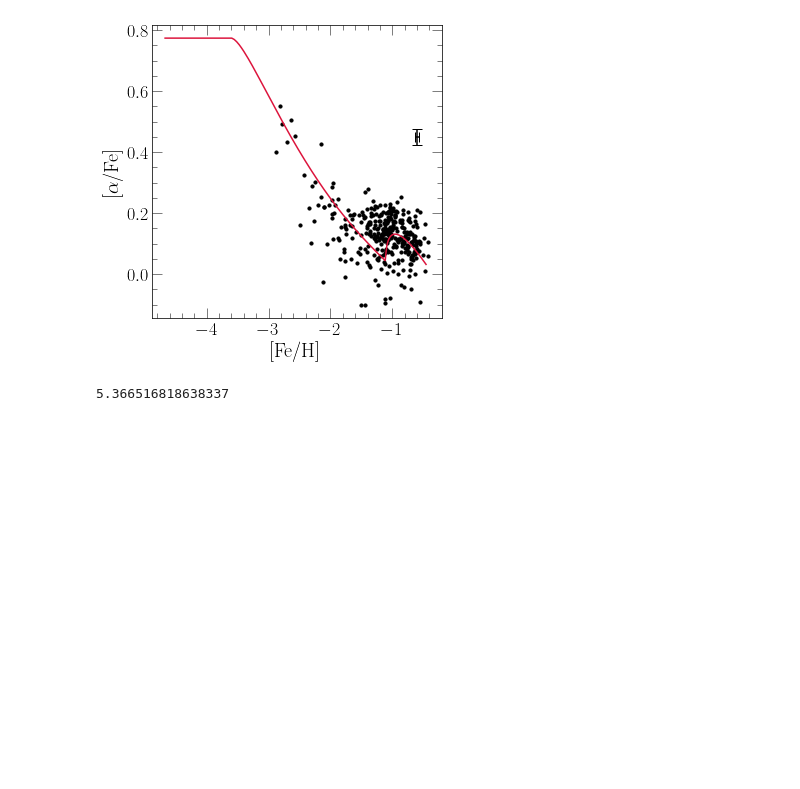
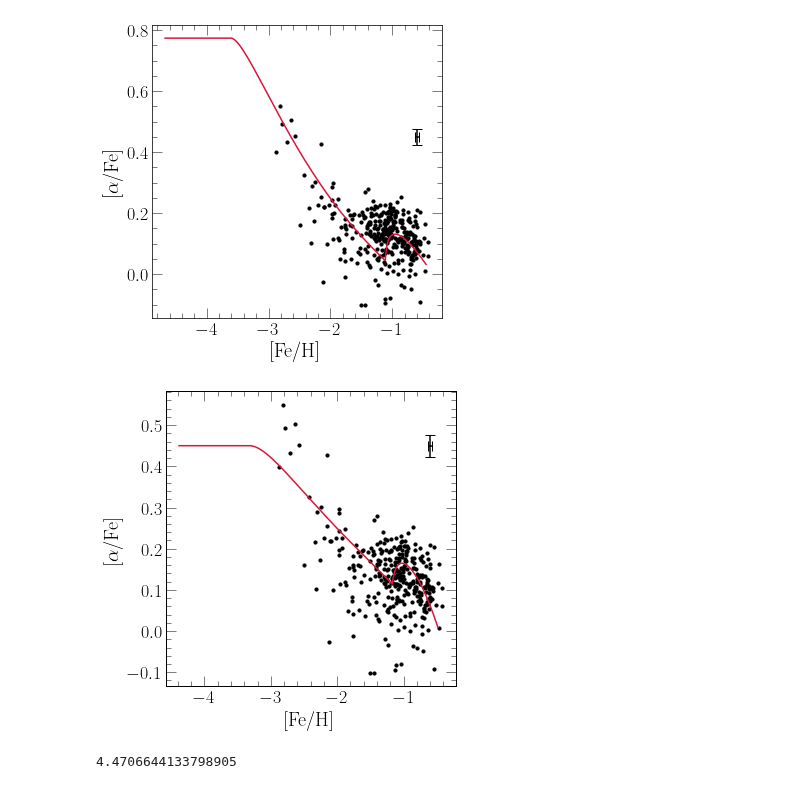
Before and after one commit to giganano/h3halo, a Jupyter notebook: notebooks/sgr.ipynb, the cells around one changed output. Saved outputs shown, nothing was run; the diff lists cells and outputs as text; code cells hidden in the pictures; blank space fills up the shorter version.

```diff
--- a/notebooks/sgr.ipynb
+++ b/notebooks/sgr.ipynb
@@ -78,12 +78,71 @@ with vice.singlezone(name = "sgrtest") as sz:
     sz.eta = 5.78
     sz.dt = duration / 1000
     bfout = sz.run(np.linspace(0, duration, 1001), overwrite = True, capture = True)
-    ax.plot(out.history["[fe/h]"], out.history["[o/fe]"], c = named_colors()["crimson"])
+    ax.plot(bfout.history["[fe/h]"], bfout.history["[o/fe]"], c = named_colors()["crimson"])
 
 plt.tight_layout()
 plt.show()
 # %% [output]
 [figure]
+# %%
+fig = plt.figure()
+ax = fig.add_subplot(111)
+ax.set_xlabel("[Fe/H]")
+ax.set_ylabel(r"[$\alpha$/Fe]")
+# ax.set_xlim([-3.2, -0.2])
+# ax.set_ylim([-0.2, 0.6])
+# ax.set_yticks([-0.2, 0, 0.2, 0.4, 0.6])
+
+# kwargs = {
+#     "c": named_colors()["black"],
+#     "linestyle": "None",
+#     "xerr": data["[fe/h]_err"],
+#     "yerr": data["[o/fe]_err"]
+# }
+# ax.errorbar(data["[fe/h]"], data["[o/fe]"], **kwargs)
+
+kwargs = {
+    "c": named_colors()["black"],
+    "s": 10
+}
+ax.scatter(data["[fe/h]"], data["[o/fe]"], **kwargs)
+
+med_feh_err = np.median(data["[fe/h]_err"])
+med_ofe_err = np.median(data["[o/fe]_err"])
+ax.errorbar(-0.6, 0.45, xerr = med_feh_err, yerr = med_ofe_err,
+    c = named_colors()["black"])
+
+def ifr(t):
+    return t * np.exp(-t / 0.01)
+
+def tstar(t):
+    onset = 9.83
+    rampup = 0.09
+    top = 197.34
+    bottom = 22.68
+    if t < onset:
+        return top
+    elif onset <= t <= onset + rampup:
+        return top - (top - bottom) / rampup * (t - onset)
+    else:
+        return bottom
+
+with vice.singlezone(name = "sgrtest") as sz:
+#     vice.yields.ccsne.settings['fe'] = 0.00038
+#     vice.yields.sneia.settings['fe'] = 0.00224
+    duration = 13.2
+    sz.mode = "ifr"
+    sz.func = ifr
+    sz.tau_star = tstar
+    sz.eta = 19.35
+    sz.dt = duration / 1000
+    bfout = sz.run(np.linspace(0, duration, 1001), overwrite = True, capture = True)
+    ax.plot(bfout.history["[fe/h]"], bfout.history["[o/fe]"], c = named_colors()["crimson"])
+
+plt.tight_layout()
+plt.show()
+# %% [output]
+[figure, added]
 # %%
 quantities = list(filter(lambda _: not _.endswith("_err"), data.keys()))
 sample = np.array([data[key] for key in quantities]).T
@@ -99,4 +158,4 @@ weights = bfout.history["sfr"][1:]
 chisq = chisquared(sample, errors, model, weights)
 print(chisq / (len(quantities) * len(sample) - 9))
 # %% [output]
-5.366516818638337
+4.4706644133798905
```
Also changed, not shown: parts of 2 cells of this notebook, 2 other files.
